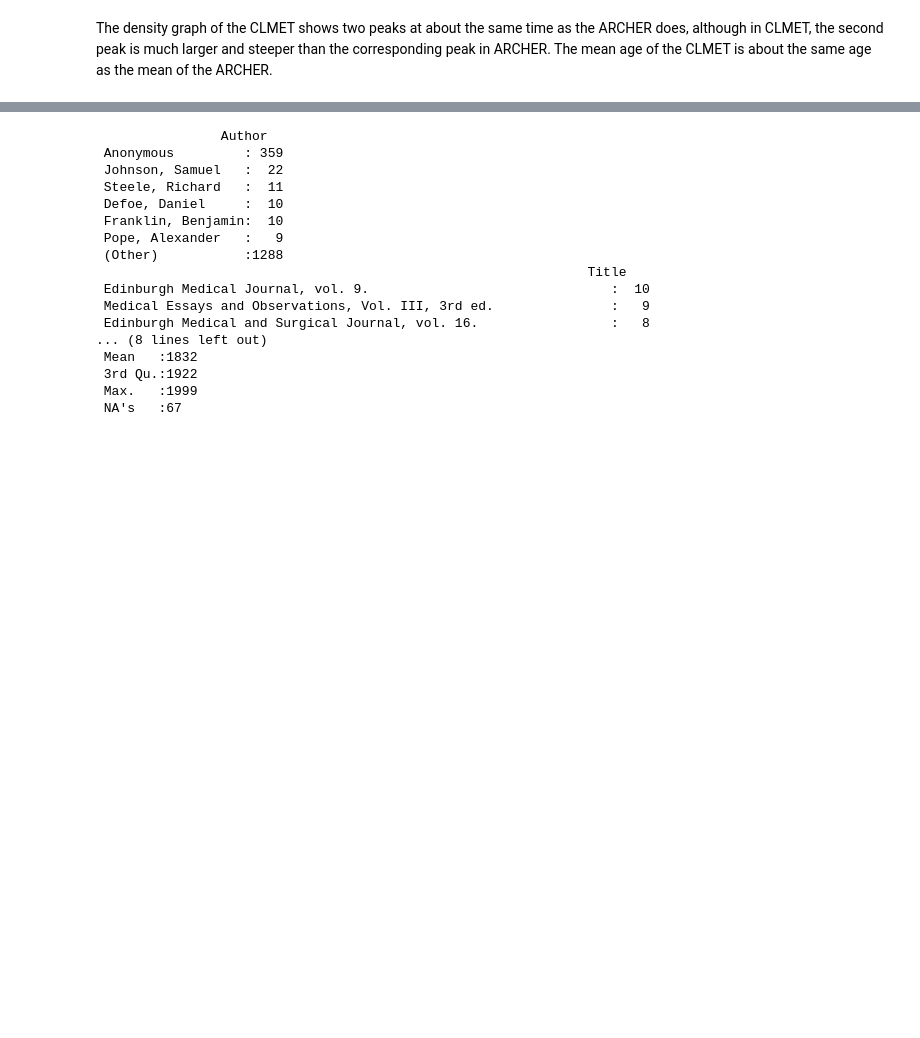
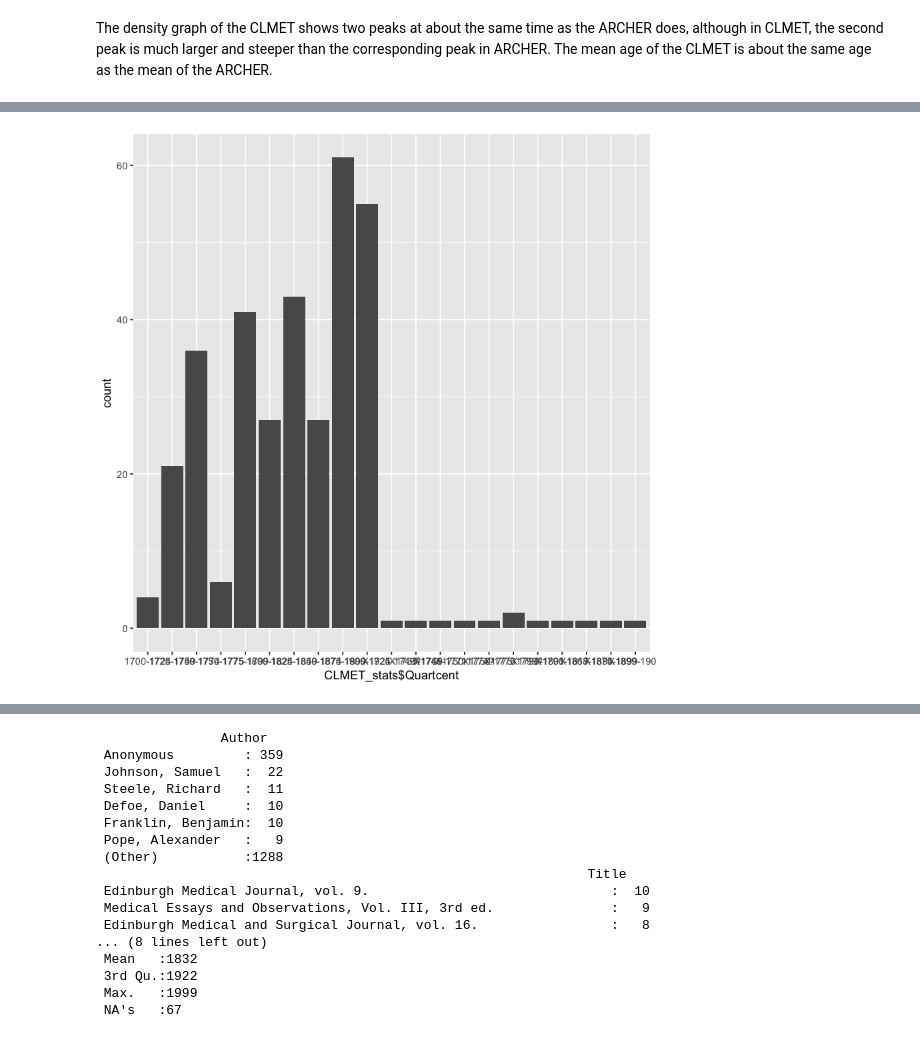
Before and after one commit to DianaLaura/MasterThesis, a Jupyter notebook: EDA.ipynb, the cells around one changed output, grey strips where cells are left out. Saved outputs shown, nothing was run; the diff lists cells and outputs as text; code cells hidden in the pictures; blank space fills up the shorter version.

```diff
--- a/EDA.ipynb
+++ b/EDA.ipynb
@@ -578,0 +583,4 @@ The density graph of the CLMET shows two peaks at about the same time as the ARC
+# %%
+ggplot(CLMET_stats, aes(x=CLMET_stats$Quartcent)) + geom_bar()
+# %% [output]
+[figure, added]
```
Also changed, not shown: parts of 3 cells of this notebook, 6 other files.
